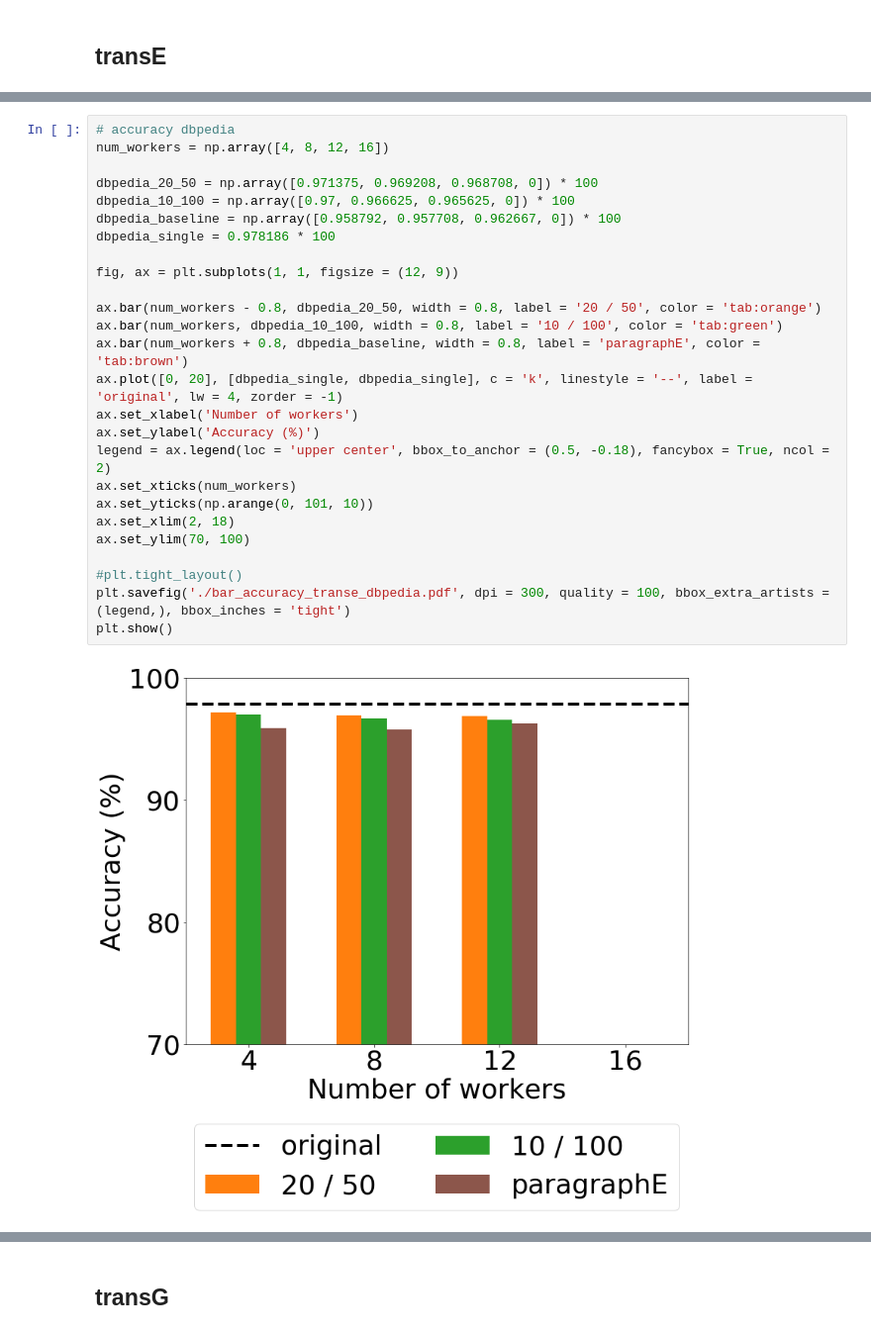
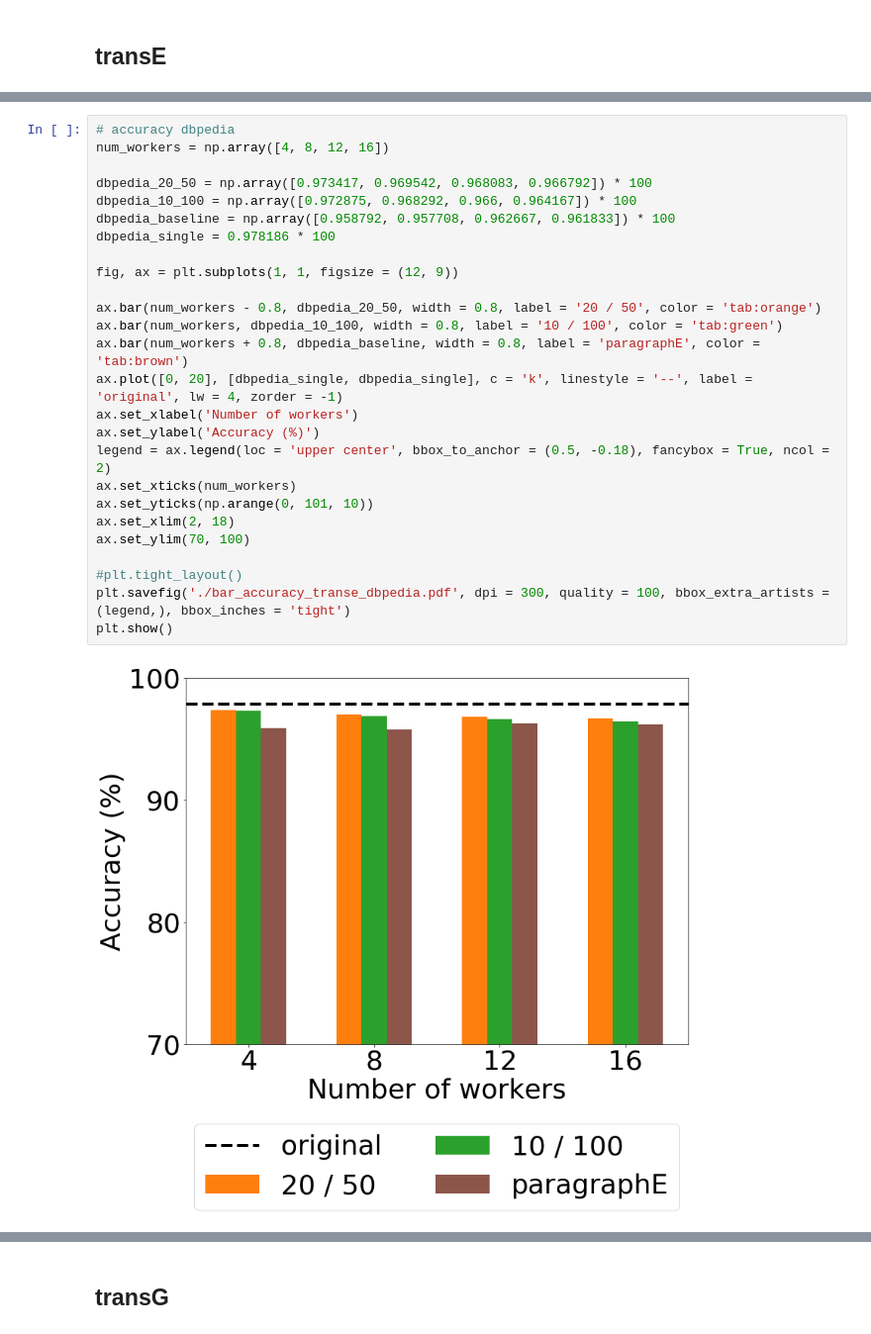
Before and after one commit to ahnjaewoo/Embedding, a Jupyter notebook: figures/figures - dbpedia.ipynb, the cells around one changed output, grey strips where cells are left out. Shown: that part at 99% size. Saved outputs shown, nothing was run; the diff lists cells and outputs as text.

```diff
--- a/figures/figures - dbpedia.ipynb
+++ b/figures/figures - dbpedia.ipynb
@@ -71,31 +71,31 @@ plt.show()
 # %%
 # accuracy dbpedia
 num_workers = np.array([4, 8, 12, 16])
 
-dbpedia_20_50 = np.array([0.971375, 0.969208, 0.968708, 0]) * 100
-dbpedia_10_100 = np.array([0.97, 0.966625, 0.965625, 0]) * 100
-dbpedia_baseline = np.array([0.958792, 0.957708, 0.962667, 0]) * 100
+dbpedia_20_50 = np.array([0.973417, 0.969542, 0.968083, 0.966792]) * 100
+dbpedia_10_100 = np.array([0.972875, 0.968292, 0.966, 0.964167]) * 100
+dbpedia_baseline = np.array([0.958792, 0.957708, 0.962667, 0.961833]) * 100
 dbpedia_single = 0.978186 * 100
 
 fig, ax = plt.subplots(1, 1, figsize = (12, 9))
 
 ax.bar(num_workers - 0.8, dbpedia_20_50, width = 0.8, label = '20 / 50', color = 'tab:orange')
 ax.bar(num_workers, dbpedia_10_100, width = 0.8, label = '10 / 100', color = 'tab:green')
 ax.bar(num_workers + 0.8, dbpedia_baseline, width = 0.8, label = 'paragraphE', color = 'tab:brown')
 ax.plot([0, 20], [dbpedia_single, dbpedia_single], c = 'k', linestyle = '--', label = 'original', lw = 4, zorder = -1)
 ax.set_xlabel('Number of workers')
 ax.set_ylabel('Accuracy (%)')
 legend = ax.legend(loc = 'upper center', bbox_to_anchor = (0.5, -0.18), fancybox = True, ncol = 2)
 ax.set_xticks(num_workers)
 ax.set_yticks(np.arange(0, 101, 10))
 ax.set_xlim(2, 18)
 ax.set_ylim(70, 100)
 
 #plt.tight_layout()
 plt.savefig('./bar_accuracy_transe_dbpedia.pdf', dpi = 300, quality = 100, bbox_extra_artists = (legend,), bbox_inches = 'tight')
 plt.show()
 # %% [output]
-[figure, old version]
+[figure, new version]
 # %%
 # BestHITS dbpedia
 num_workers = np.array([4, 8, 12, 16])
```
Also changed, not shown: parts of 4 cells of this notebook, 10 other files.
